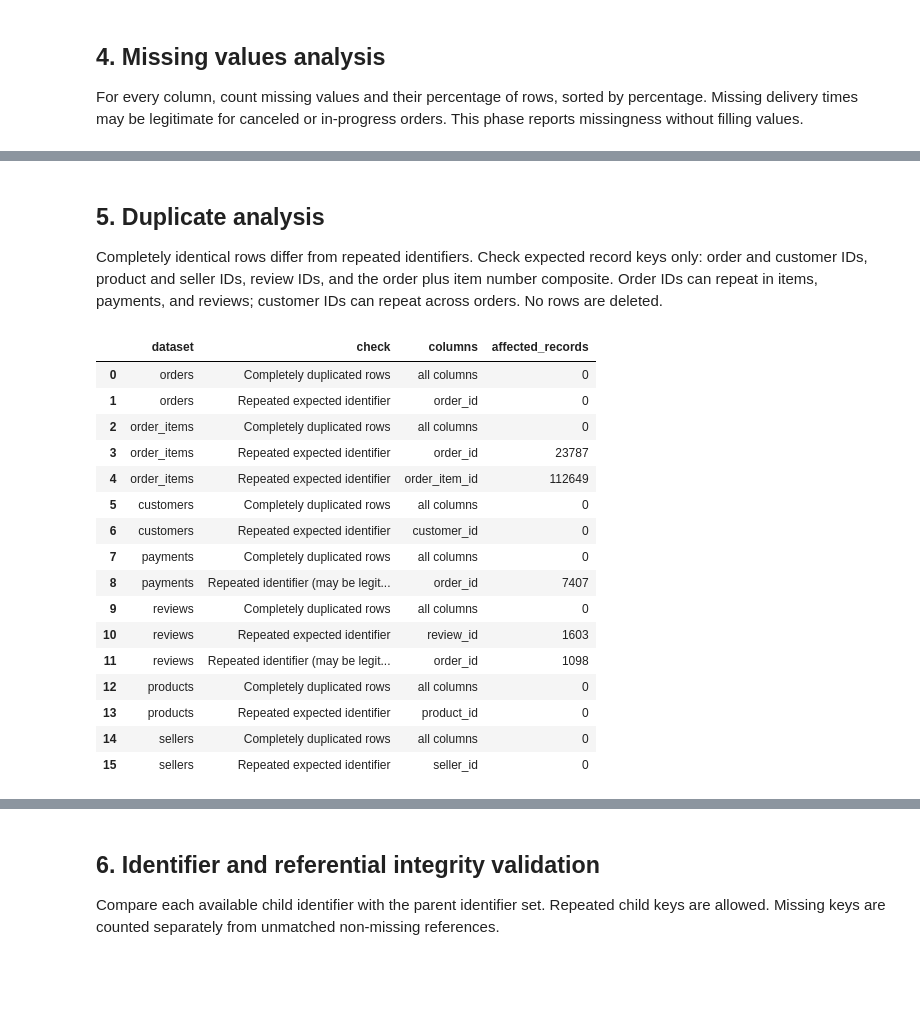
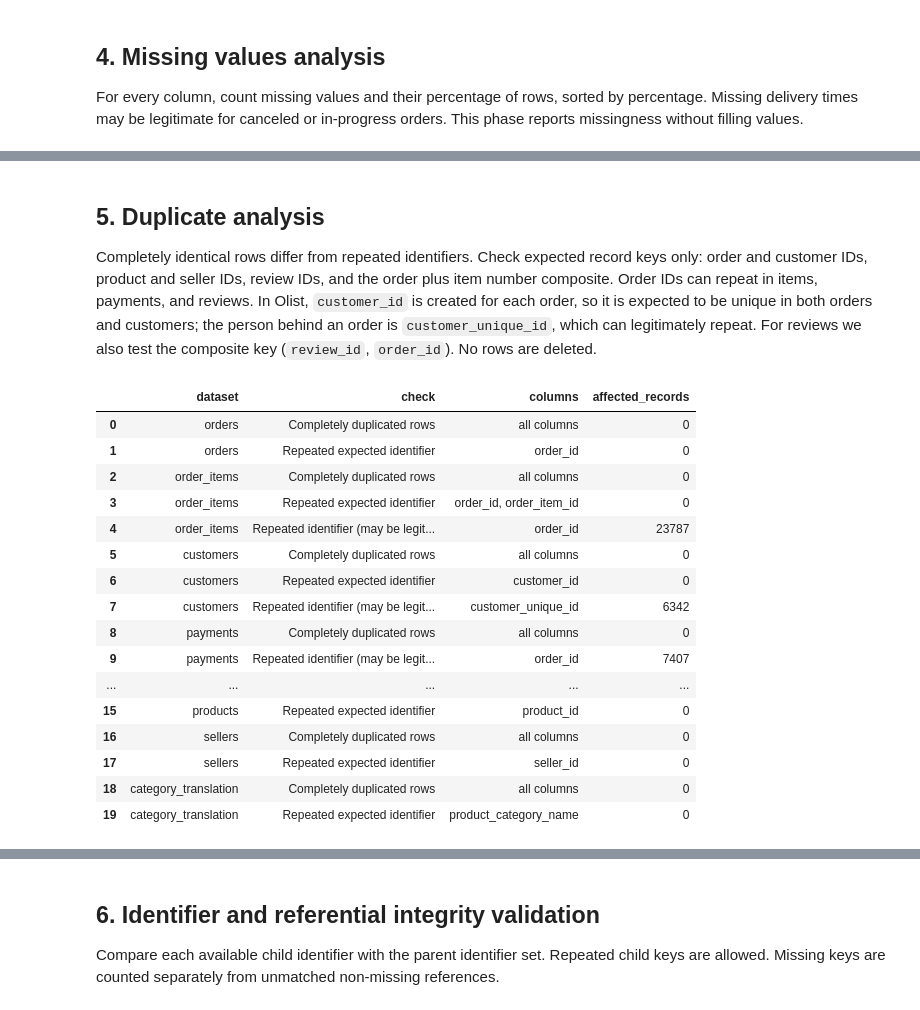
Before and after one commit to hamzafarha/CallVerse, a Jupyter notebook: notebooks/02_data_quality_validation.ipynb, the cells around one changed output, grey strips where cells are left out. Cells and saved outputs as stored; diff of their text form; code cells hidden in the pictures; blank space fills up the shorter version.

```diff
--- a/notebooks/02_data_quality_validation.ipynb
+++ b/notebooks/02_data_quality_validation.ipynb
@@ -24,6 +24,7 @@ selected_files = {
     "customers": "olist_customers_dataset.csv", "payments": "olist_order_payments_dataset.csv",
     "reviews": "olist_order_reviews_dataset.csv", "products": "olist_products_dataset.csv",
     "sellers": "olist_sellers_dataset.csv",
+    "category_translation": "product_category_name_translation.csv",
 }
 datasets = {}
 for dataset_name, file_name in selected_files.items():
@@ -73,6 +75,8 @@ for dataset_name, dataset in datasets.items():
     missing_summaries[dataset_name] = summary
     for _, row in summary[summary.missing_values > 0].iterrows():
         quality_findings.append({"Check": "Missing values", "Dataset": dataset_name, "Issue investigated": row.column, "Number of affected records": int(row.missing_values), "Interpretation": f"{row.missing_percent:.2f}% missing; assess in context."})
+    if summary.missing_values.sum() == 0:
+        quality_findings.append({"Check": "Missing values", "Dataset": dataset_name, "Issue investigated": "All columns", "Number of affected records": 0, "Interpretation": "No missing values."})
     print("\nMissing values:", dataset_name)
     display(summary)
     relevant = summary[(summary.missing_values > 0) & summary.column.isin(callverse_columns.get(dataset_name, []))]
@@ -131,42 +135,43 @@ Missing values: reviews
 # %% [markdown]
 ## 5. Duplicate analysis
 
-Completely identical rows differ from repeated identifiers. Check expected record keys only: order and customer IDs, product and seller IDs, review IDs, and the order plus item number composite. Order IDs can repeat in items, payments, and reviews; customer IDs can repeat across orders. No rows are deleted.
+Completely identical rows differ from repeated identifiers. Check expected record keys only: order and customer IDs, product and seller IDs, review IDs, and the order plus item number composite. Order IDs can repeat in items, payments, and reviews. In Olist, `customer_id` is created for each order, so it is expected to be unique in both orders and customers; the person behind an order is `customer_unique_id`, which can legitimately repeat. For reviews we also test the composite key (`review_id`, `order_id`). No rows are deleted.
 # %%
 duplicate_findings = []
-key_expectations = {"orders": ["order_id"], "customers": ["customer_id"], "order_items": [["order_id", "order_item_id"]], "products": ["product_id"], "sellers": ["seller_id"], "reviews": ["review_id"]}
+key_expectations = {"orders": ["order_id"], "customers": ["customer_id"], "order_items": [["order_id", "order_item_id"]], "products": ["product_id"], "sellers": ["seller_id"], "reviews": ["review_id", ["review_id", "order_id"]], "category_translation": ["product_category_name"]}
 for name, dataset in datasets.items():
     exact_count = int(dataset.duplicated().sum())
     duplicate_findings.append({"dataset": name, "check": "Completely duplicated rows", "columns": "all columns", "affected_records": exact_count})
     quality_findings.append({"Check": "Duplicates", "Dataset": name, "Issue investigated": "Completely duplicated rows", "Number of affected records": exact_count, "Interpretation": "Exact duplicate count; rows retained."})
     for key in key_expectations.get(name, []):
         columns = key if isinstance(key, list) else [key]
         if all(column in dataset for column in columns):
             repeated_count = int(dataset.duplicated(subset=columns, keep=False).sum())
             duplicate_findings.append({"dataset": name, "check": "Repeated expected identifier", "columns": ", ".join(columns), "affected_records": repeated_count})
             quality_findings.append({"Check": "Identifier uniqueness", "Dataset": name, "Issue investigated": ", ".join(columns), "Number of affected records": repeated_count, "Interpretation": "Rows with repeated expected record key; inspect before joining."})
-    for column in ["order_id", "customer_id"]:
+    for column in ["order_id", "customer_id", "customer_unique_id"]:
         if column in dataset and column not in key_expectations.get(name, []):
             count = int(dataset[column].duplicated(keep=False).sum())
             if count:
                 duplicate_findings.append({"dataset": name, "check": "Repeated identifier (may be legitimate)", "columns": column, "affected_records": count})
+                quality_findings.append({"Check": "Repeated identifier", "Dataset": name, "Issue investigated": column, "Number of affected records": count, "Interpretation": "May be legitimate: table granularity or repeat customers."})
 duplicate_summary = pd.DataFrame(duplicate_findings)
 display(duplicate_summary)
 # %% [output]
 |  | dataset | check | columns | affected_records |
 | 0 | orders | Completely duplicated rows | all columns | 0 |
 | 1 | orders | Repeated expected identifier | order_id | 0 |
 | 2 | order_items | Completely duplicated rows | all columns | 0 |
-| 3 | order_items | Repeated expected identifier | order_id | 23787 |
-| 4 | order_items | Repeated expected identifier | order_item_id | 112649 |
+| 3 | order_items | Repeated expected identifier | order_id, order_item_id | 0 |
+| 4 | order_items | Repeated identifier (may be legit... | order_id | 23787 |
 | 5 | customers | Completely duplicated rows | all columns | 0 |
 | 6 | customers | Repeated expected identifier | customer_id | 0 |
-| 7 | payments | Completely duplicated rows | all columns | 0 |
-| 8 | payments | Repeated identifier (may be legit... | order_id | 7407 |
-| 9 | reviews | Completely duplicated rows | all columns | 0 |
-| 10 | reviews | Repeated expected identifier | review_id | 1603 |
-| 11 | reviews | Repeated identifier (may be legit... | order_id | 1098 |
-| 12 | products | Completely duplicated rows | all columns | 0 |
-| 13 | products | Repeated expected identifier | product_id | 0 |
-| 14 | sellers | Completely duplicated rows | all columns | 0 |
-| 15 | sellers | Repeated expected identifier | seller_id | 0 |
+| 7 | customers | Repeated identifier (may be legit... | customer_unique_id | 6342 |
+| 8 | payments | Completely duplicated rows | all columns | 0 |
+| 9 | payments | Repeated identifier (may be legit... | order_id | 7407 |
+| ... | ... | ... | ... | ... |
+| 15 | products | Repeated expected identifier | product_id | 0 |
+| 16 | sellers | Completely duplicated rows | all columns | 0 |
+| 17 | sellers | Repeated expected identifier | seller_id | 0 |
+| 18 | category_translation | Completely duplicated rows | all columns | 0 |
+| 19 | category_translation | Repeated expected identifier | product_category_name | 0 |
```
Also changed, not shown: parts of 24 cells of this notebook, 3 other files.
